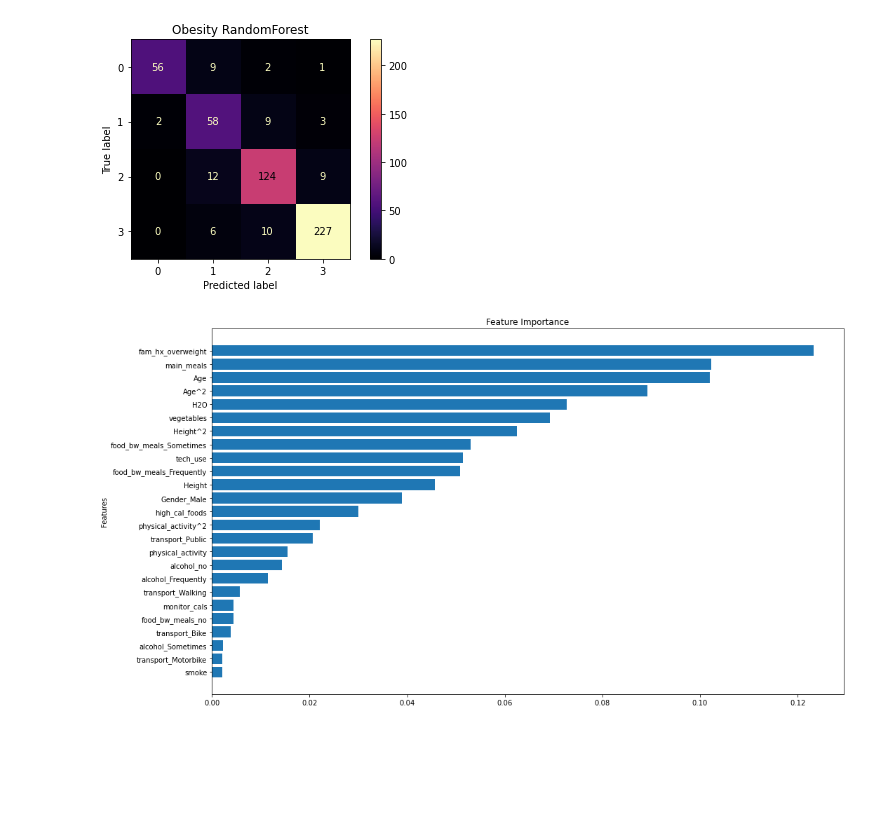
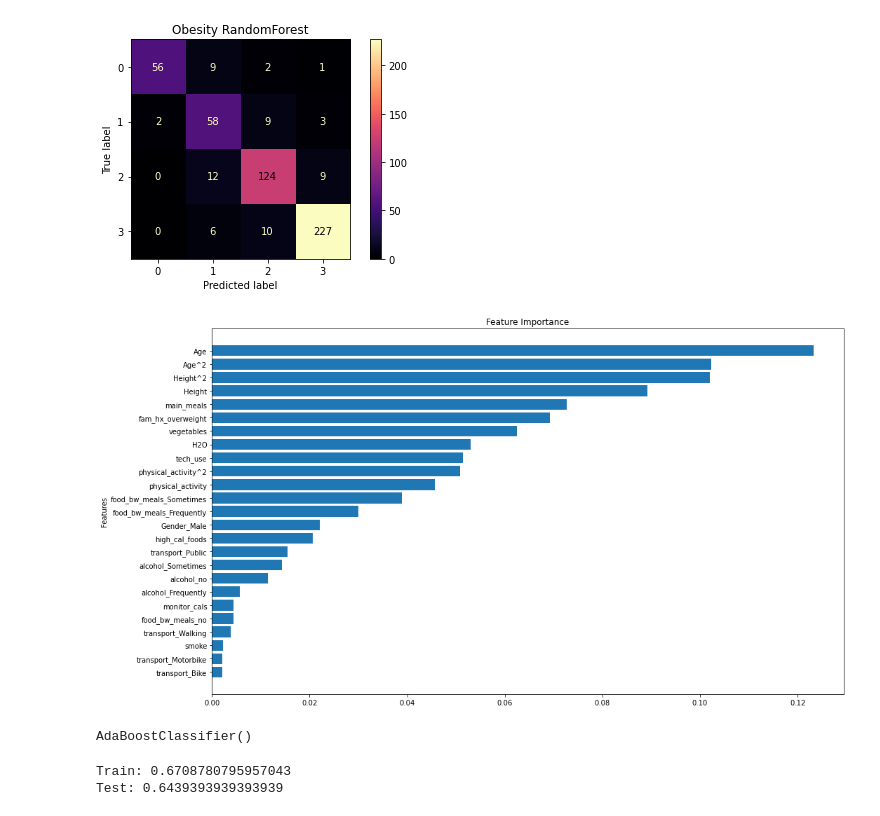
Before and after one commit to sbhewitt/Obesity-Group-Project, a Jupyter notebook: code/rick_model_classification_split2.ipynb, the cells around one changed output. Saved outputs shown, nothing was run; the diff lists cells and outputs as text; code cells hidden in the pictures; blank space fills up the shorter version.

```diff
--- a/code/rick_model_classification_split2.ipynb
+++ b/code/rick_model_classification_split2.ipynb
@@ -203,13 +203,24 @@ plt.tight_layout()
 # %%
 plt.figure(figsize = (15,8))
 test2 = pd.DataFrame(rf2.feature_importances_, index = X.columns, columns = ['value'])
 test2 = test2.sort_values(by = 'value')
 
-plt.barh(y = test1.index, width = test1['value'])
+plt.barh(y = test2.index, width = test1['value'])
 #test1.sort_values(by = 'value', ascending = True).plot.barh()
 plt.title("Feature Importance")
 plt.ylabel("Features")
 plt.tight_layout();
 plt.savefig('../images/rf_complex_poly_feature_importance');
 # %% [output]
-[figure, old version]
+[figure, new version]
+# %%
+ada2 = AdaBoostClassifier()
+ada2.fit(X_train, y_train)
+# %% [output]
+AdaBoostClassifier()
+# %%
+print(f'Train: {ada2.score(X_train, y_train)}')
+print(f'Test: {ada2.score(X_test, y_test)}')
+# %% [output]
+Train: 0.6708780795957043
+Test: 0.6439393939393939
```
Also changed, not shown: parts of 3 cells of this notebook, 10 other files.
